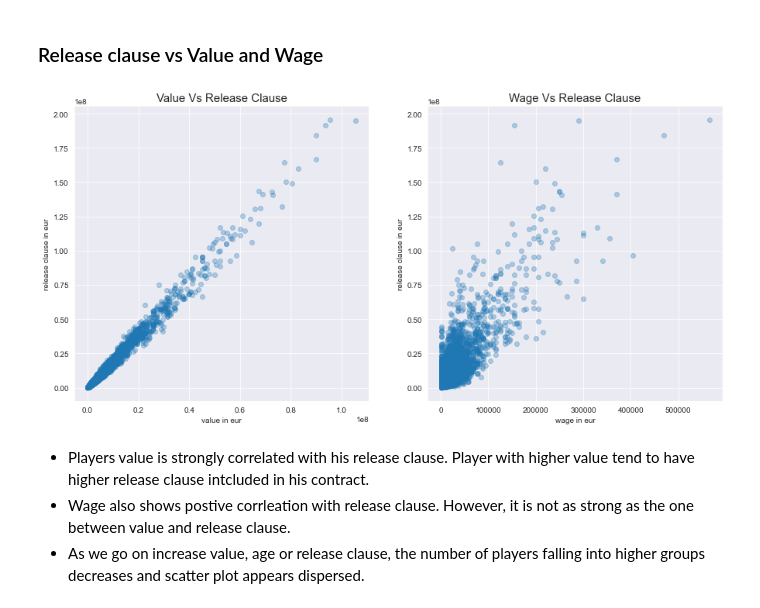
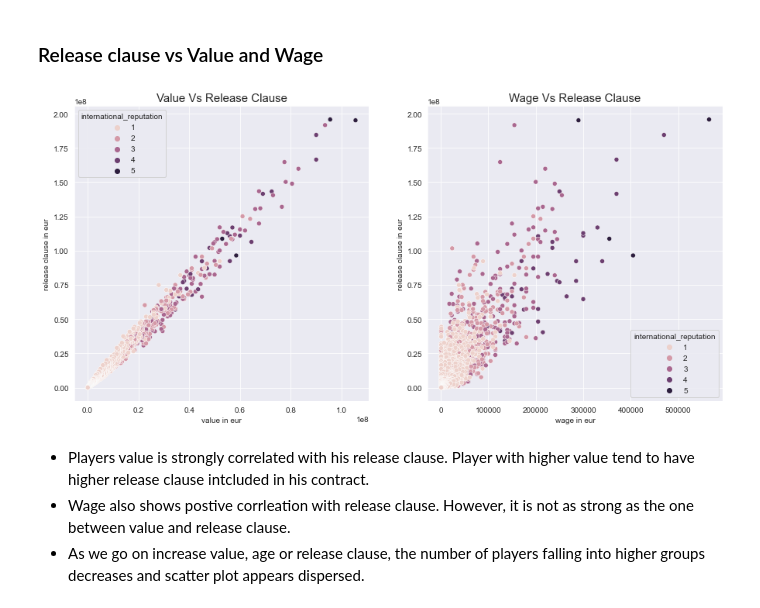
Before and after one commit to mdushetwar/Fifa-Players--EDA-Clustering, a Jupyter notebook: PRCP-1004-Fifa20.ipynb, the cells around one changed output. Saved outputs shown, nothing was run; the diff lists cells and outputs as text; code cells hidden in the pictures.

```diff
--- a/PRCP-1004-Fifa20.ipynb
+++ b/PRCP-1004-Fifa20.ipynb
@@ -344,18 +344,18 @@ plt.tight_layout()
 # %%
 plt.figure(figsize=(15,7))
 plt.subplot(1,2,1)
-plt.scatter(fifa['value_eur'], fifa['release_clause_eur'], alpha=0.3)
+sns.scatterplot('value_eur', 'release_clause_eur',hue='international_reputation', data=fifa)
 plt.xlabel('value in eur')
 plt.ylabel('release clause in eur')
 plt.title('value vs release clause'.title(), fontsize=15)
 
 plt.subplot(1,2,2)
-plt.scatter(fifa['wage_eur'], fifa['release_clause_eur'], alpha=0.3)
+sns.scatterplot('wage_eur', 'release_clause_eur', hue='international_reputation', data=fifa)
 plt.xlabel('wage in eur')
 plt.ylabel('release clause in eur')
 plt.title('wage vs release clause'.title(), fontsize=15);
 # %% [output]
-[figure, old version]
+[figure, new version]
 # %% [markdown]
 - Players value is strongly correlated with his release clause. Player with higher value tend to have higher release clause intcluded in his contract.
 - Wage also shows postive corrleation with release clause. However, it is not as strong as the one between value and release clause.
```
Also changed, not shown: parts of 12 cells of this notebook.
